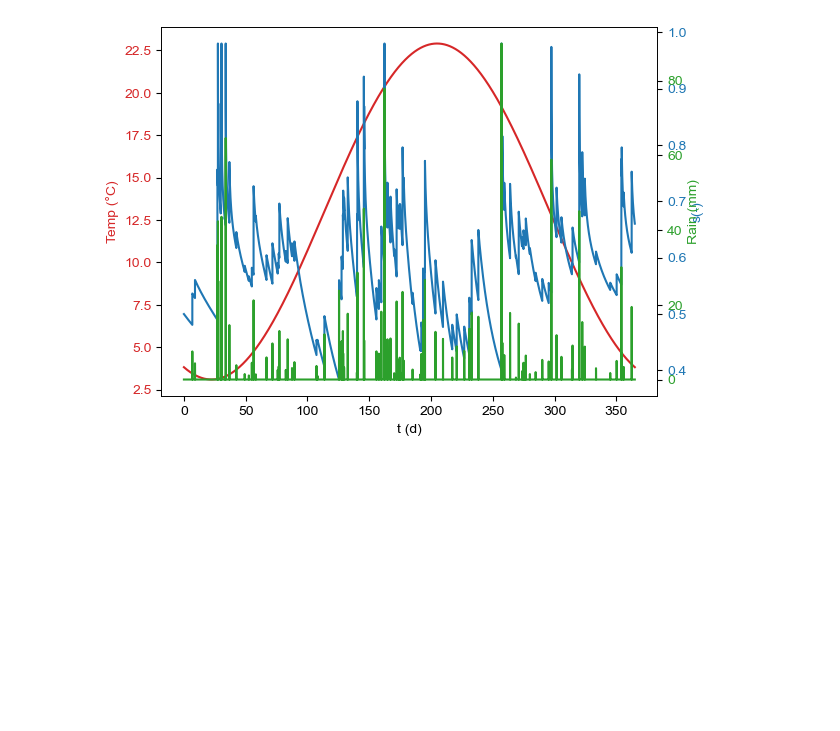
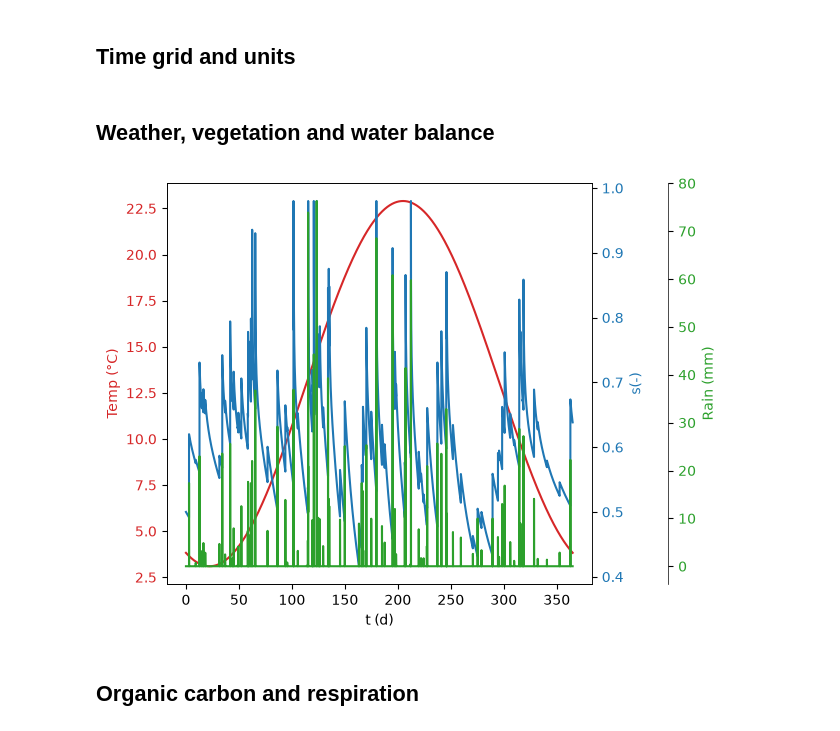
Before and after one commit to MatteoBertagni/SMEW, a Jupyter notebook: Example.ipynb, the cells around one changed output. Saved outputs shown, nothing was run; the diff lists cells and outputs as text; code cells hidden in the pictures; blank space fills up the shorter version.

```diff
--- a/Example.ipynb
+++ b/Example.ipynb
@@ -31,0 +31,2 @@ keyword_add = 1 # 1 = balance background losses. 0 = no addition
+# %% [markdown]
+## Time grid and units
@@ -32,3 +48,5 @@ keyword_add = 1 # 1 = balance background losses. 0 = no addition
+# %% [markdown]
+## Weather, vegetation and water balance
 # %%
 # HYDROCLIMATE AND WATER BALANCE
 
@@ -68,6 +86,7 @@ ET0 = smew.ET0(latitude,altitude,temp_air,temp_soil,temp_min,temp_max, wind,albe
 R_tot = 1.2 # [m/yr]
 lamda = 0.25 # [d^(-1)]: average rain frequency
 alfa = (R_tot/lamda)/365 # [m]: average rain depth
+np.random.seed(0)  # Reproducible rainfall with JIT disabled
 rain =smew.rain_stoc(lamda, alfa, t_end, dt)
 
 #stochastic rain with seasonality [m] (only works with multi-year)
@@ -84,34 +103,38 @@ v_in = 1*k_v # [g/m2] ic
 t0_v = 0 # [d] starting day of growth
 v = smew.veg(v_in, T_v, k_v, t0_v, temp_soil, dt)
 
 #moisture balance (I, Q [m], L, T, E [m/d])
 [s, s_w, s_i, I, L, T, E, Q, Irr, n] = smew.moisture_balance(rain, Zr, soil, ET0, v, k_v, keyword_wb, s_in,t_end,dt)
 
 #Temp
 fig, ax1 = plt.subplots()
 color = 'tab:red'
 ax1.set_xlabel('t (d)')
 ax1.set_ylabel('Temp (°C)', color=color)
 ax1.plot(t, temp_soil, color=color)
 ax1.tick_params(axis='y', labelcolor=color)
 
 #moisture
 ax2 = ax1.twinx()
 color = 'tab:blue'
 ax2.set_ylabel('s(-)', color=color)
 ax2.plot(t, s, color=color)
 ax2.tick_params(axis='y', labelcolor=color)
 
 # rainfall
 ax3 = ax1.twinx()
 color = 'tab:green'
 ax3.set_ylabel('Rain (mm)', color=color)
 ax3.plot(t, rain*1e3, color=color)  # Note the swapping of x and y data
 ax3.tick_params(axis='y', labelcolor=color)
+ax3.spines['right'].set_position(('outward', 55))
+fig.tight_layout()
 
 plt.show()
 # %% [output]
-[figure, old version]
+[figure, new version]
+# %% [markdown]
+## Organic carbon and respiration
 # %%
 # ORGANIC CARBON and RESPIRATION
 CO2_atm = smew.CO2_atm(conv_mol)
```
Also changed, not shown: parts of 9 cells of this notebook.
